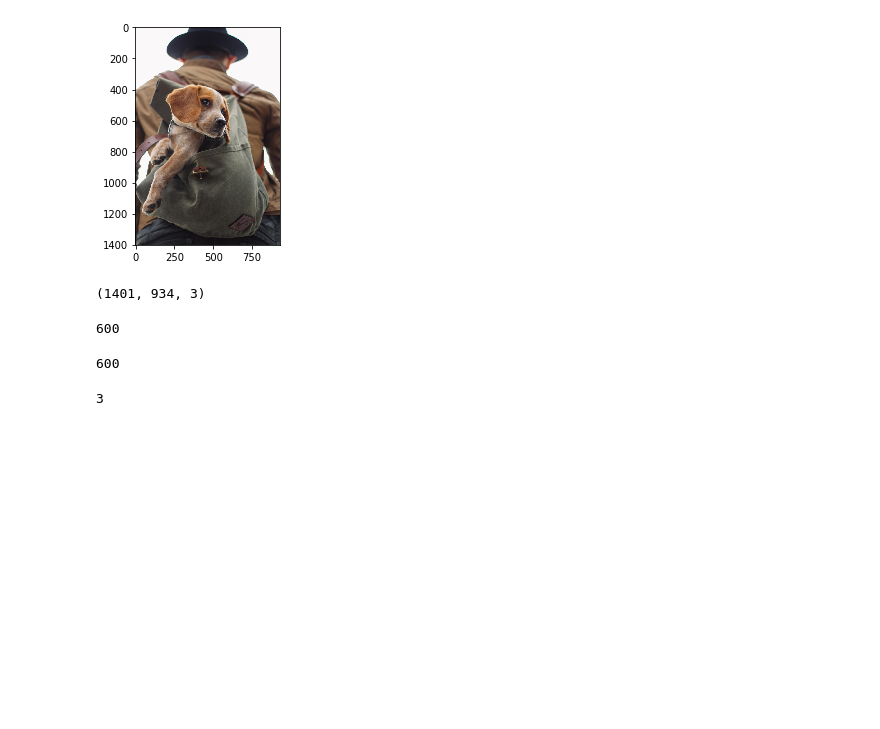
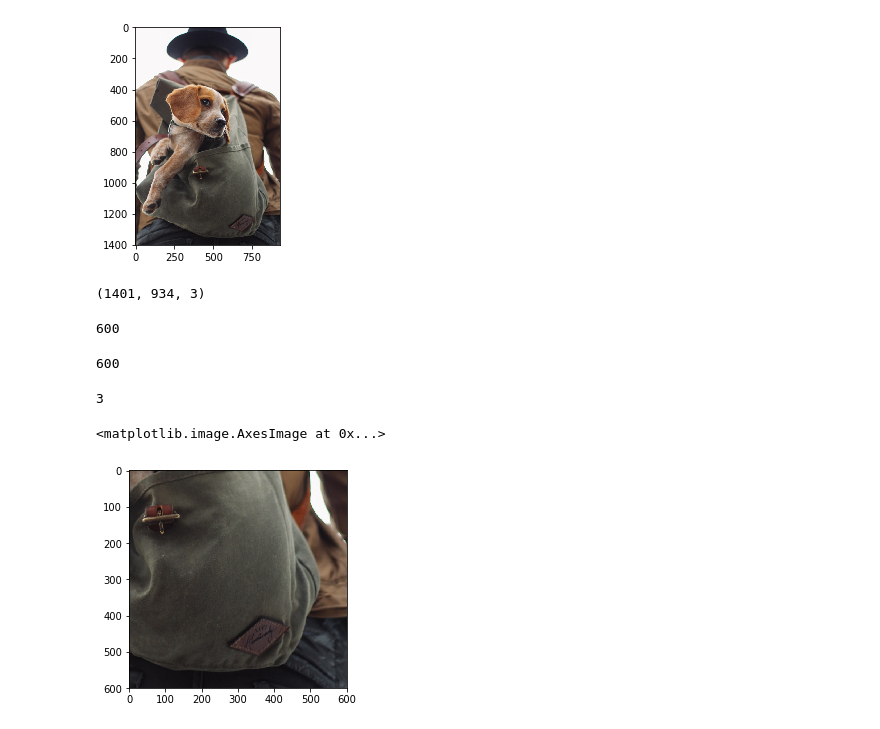
Before and after one commit to JeffLabonte/Computer_Vision_Course_Example, a Jupyter notebook: blending_pasting_images.ipynb, the cells around one changed output. Drawn from its saved outputs; the diff is of its cells as text; code cells hidden in the pictures; blank space fills up the shorter version.

Commit message:
Finish mask of image over another one

```diff
--- a/blending_pasting_images.ipynb
+++ b/blending_pasting_images.ipynb
@@ -116 +113,4 @@ y_offset = len(img_one[0]) - len(img_two[1])
+# %%
+x_offset = 934 - 600
+y_offset = 1401 - 600
 # %%
@@ -127,3 +127,10 @@ cols
 channels
 # %% [output]
 3
+# %%
+roi = img_one[y_offset: 1401, x_offset: 941]
+# %%
+plt.imshow(roi) # The spot where we want to match our image
+# %% [output]
+<matplotlib.image.AxesImage at 0x...>
+[figure, added]
```
Also changed, not shown: parts of 19 cells of this notebook.
